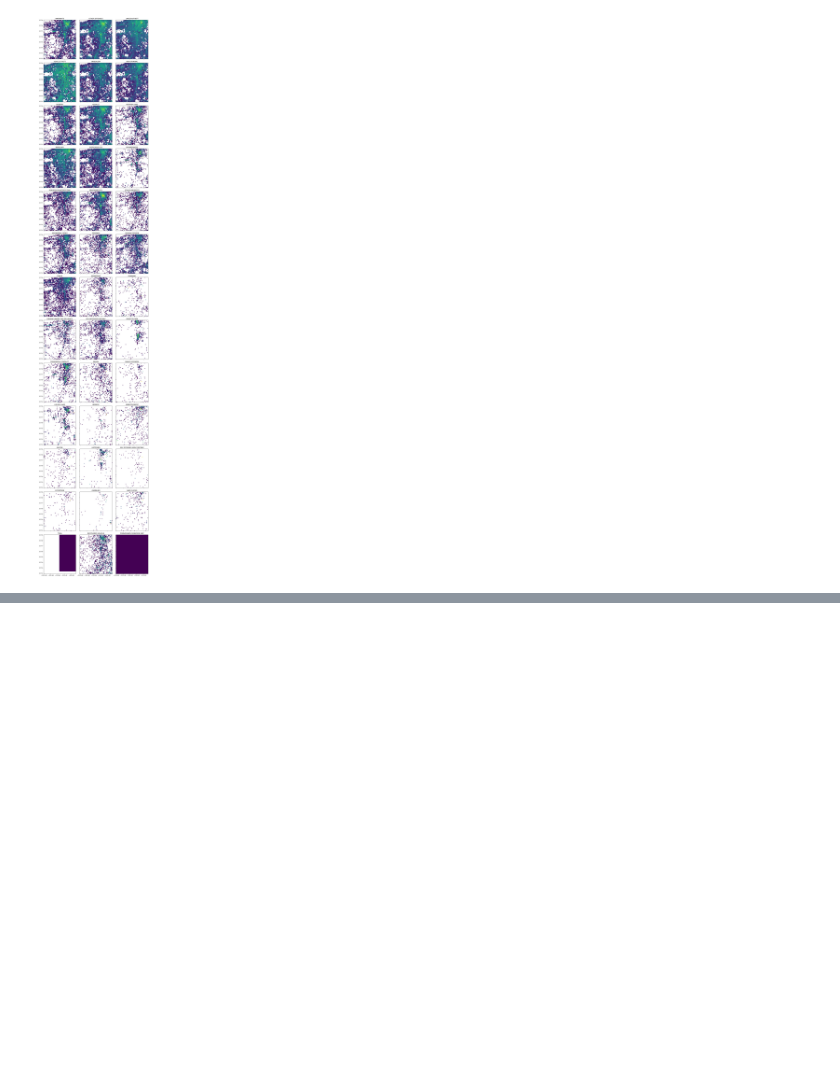
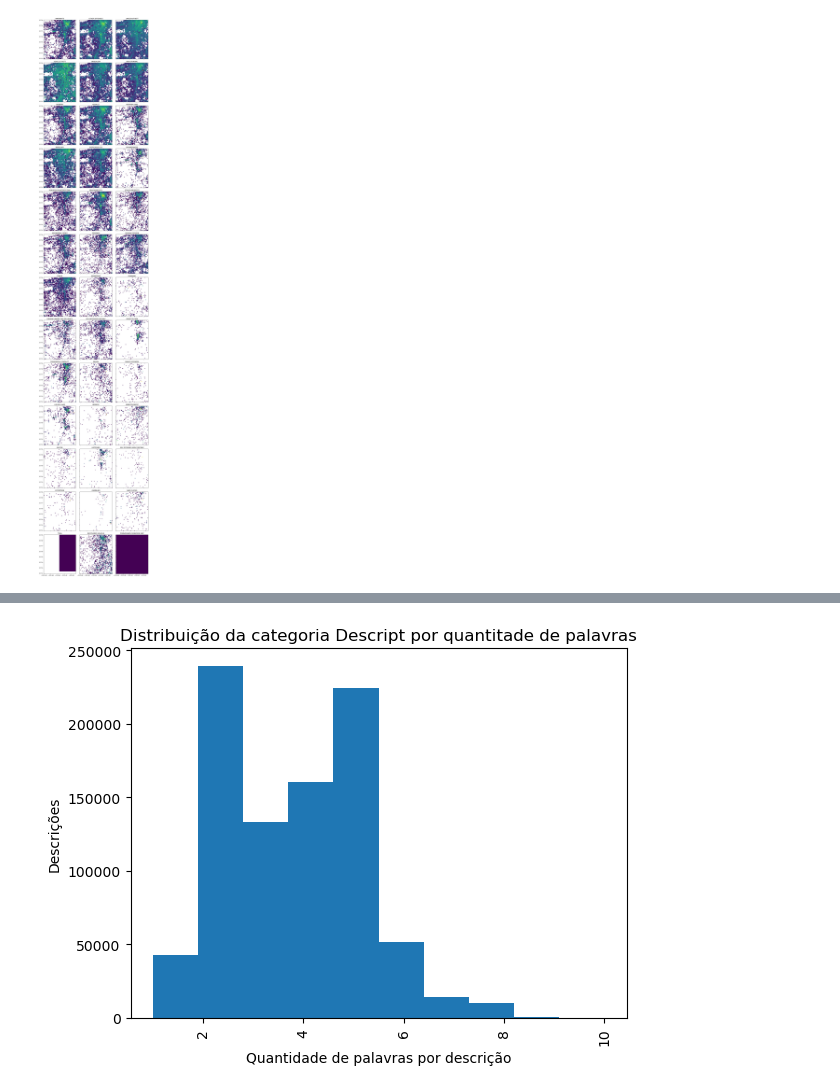
Before and after one commit to wendeljuliao/San-Francisco-Crime-Classification, a Jupyter notebook: DataAnalysis.ipynb, the cells around one changed output, grey strips where cells are left out. Drawn from its saved outputs; the diff is of its cells as text; code cells hidden in the pictures; blank space fills up the shorter version.

Commit message:
Distribuicao de palavras em `Descript`

```diff
--- a/DataAnalysis.ipynb
+++ b/DataAnalysis.ipynb
@@ -114,0 +172,12 @@ plt.show()
+# %%
+descWords = dadosLimpos['Descript']
+descWordCount = dadosLimpos['Descript'].str.split().apply(len)
+
+plt.hist(descWordCount)
+plt.xticks(rotation = 90)
+plt.title('Distribuição da categoria Descript por quantitade de palavras')
+plt.xlabel('Quantidade de palavras por descrição')
+plt.ylabel('Descrições')
+plt.show()
+# %% [output]
+[figure, added]
```
Also changed, not shown: parts of 4 cells of this notebook.
